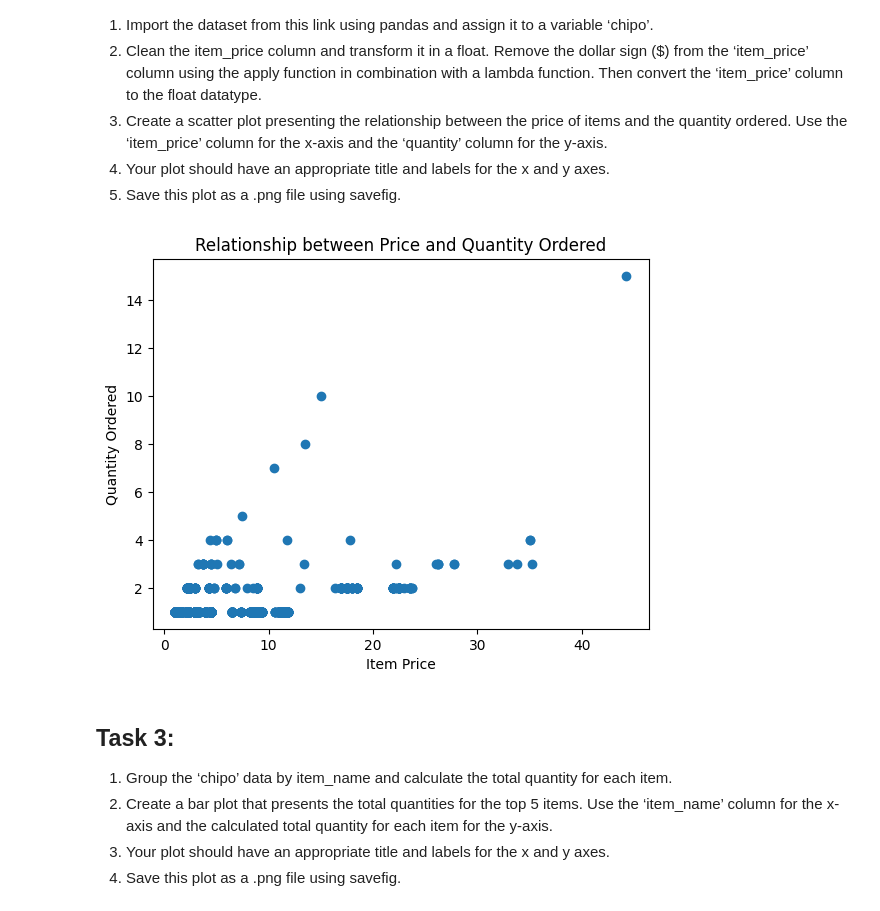
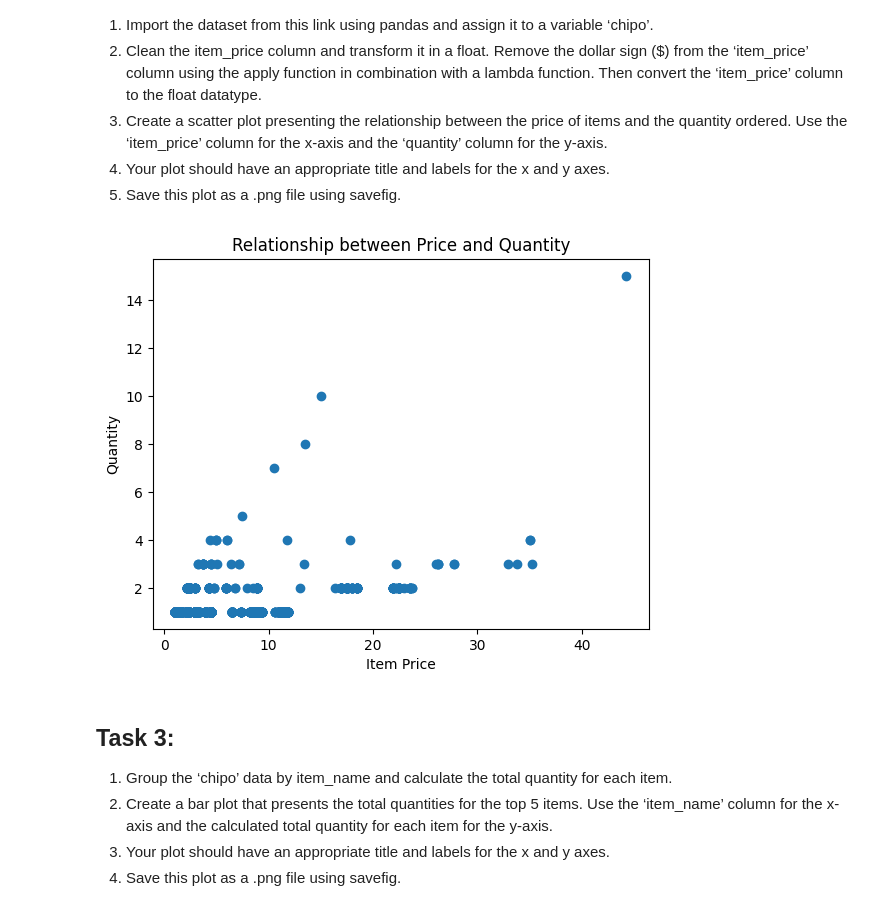
Before and after one commit to Vyachowski/DI_Bootcamp, a Jupyter notebook: week_5/day_3/daily_challenge/daily.ipynb, the cells around one changed output. Drawn from its saved outputs; the diff is of its cells as text; code cells hidden in the pictures.

```diff
--- a/week_5/day_3/daily_challenge/daily.ipynb
+++ b/week_5/day_3/daily_challenge/daily.ipynb
@@ -30,13 +30,13 @@ chipo = pd.read_csv('https://raw.githubusercontent.com/justmarkham/DAT8/master/d
 chipo['item_price'] = chipo['item_price'].apply(lambda x: float(x[1:].replace(',', '')))
 # %%
 plt.scatter(chipo['item_price'], chipo['quantity'])
-plt.title('Relationship between Price and Quantity Ordered')
+plt.title('Relationship between Price and Quantity')
 plt.xlabel('Item Price')
-plt.ylabel('Quantity Ordered')
+plt.ylabel('Quantity')
 plt.savefig('price_quantity.png')
 plt.show()
 # %% [output]
-[figure, old version]
+[figure, new version]
 # %% [markdown]
 ## Task 3:
 1. Group the ‘chipo’ data by item_name and calculate the total quantity for each item.
```
Also changed, not shown: parts of 1 cell of this notebook, 1 other file.
